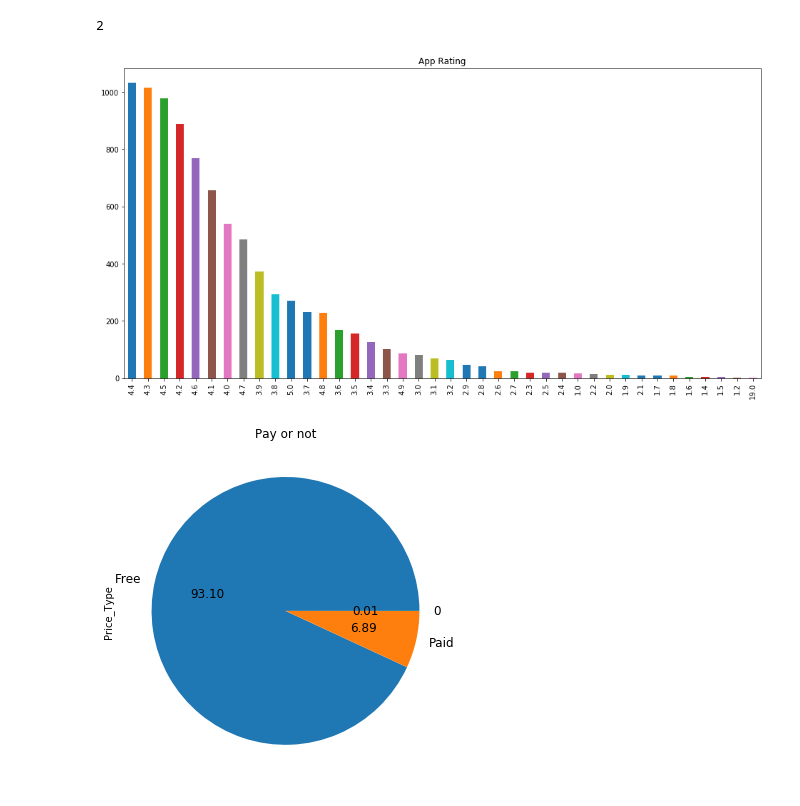
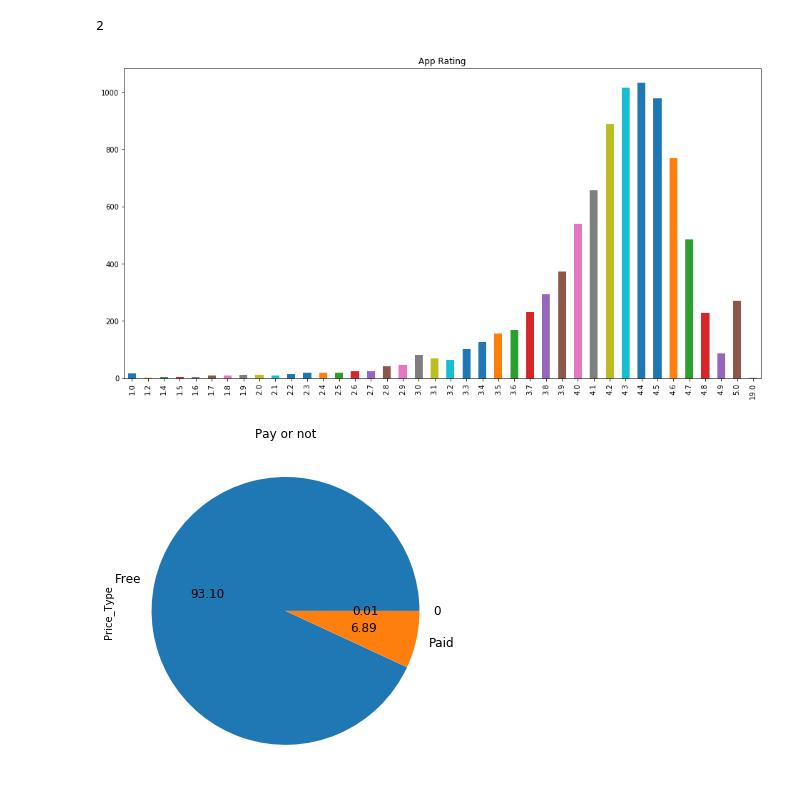
Before and after one commit to PhoebeWu21/Mobile-App-Development, a Jupyter notebook: Google play app.ipynb, the cells around one changed output. Drawn from its saved outputs; the diff is of its cells as text; code cells hidden in the pictures.

```diff
--- a/Google play app.ipynb
+++ b/Google play app.ipynb
@@ -80,11 +80,11 @@ Gapp_info_re.duplicated().sum()
 Gapp_info_re.drop_duplicates(keep = 'first', inplace = True)
 # %%
 plt.figure(figsize=(16,8))
-Gapp_info.Rating.value_counts().plot(kind = 'bar')
+Gapp_info.Rating.value_counts().sort_index().plot(kind = 'bar')
 plt.title('App Rating')
 plt.show()
 # %% [output]
-[figure, old version]
+[figure, new version]
 # %%
 Gapp_info_re = Gapp_info_re[Gapp_info_re.Rating != 19.0]
 # %%
```
Also changed, not shown: parts of 3 cells of this notebook.
